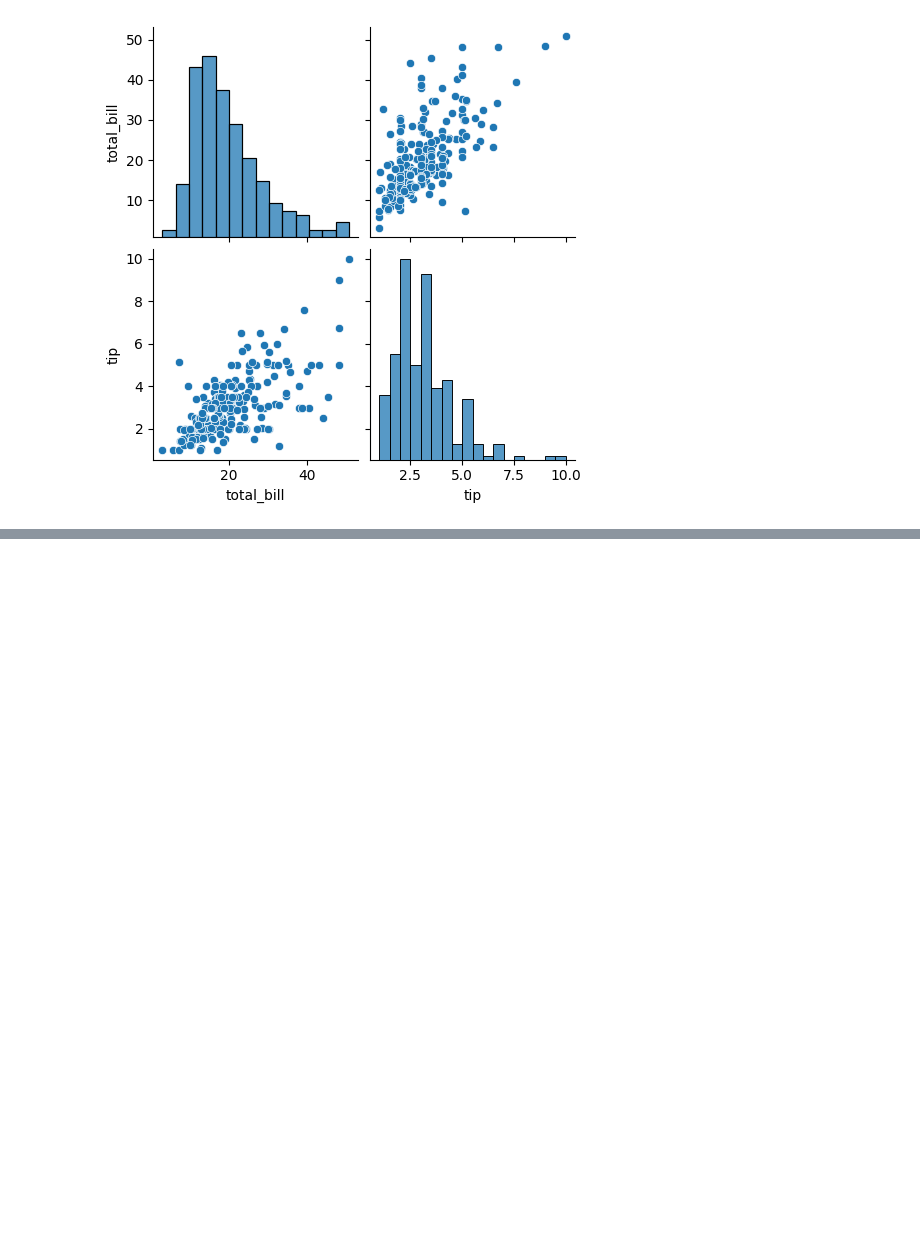
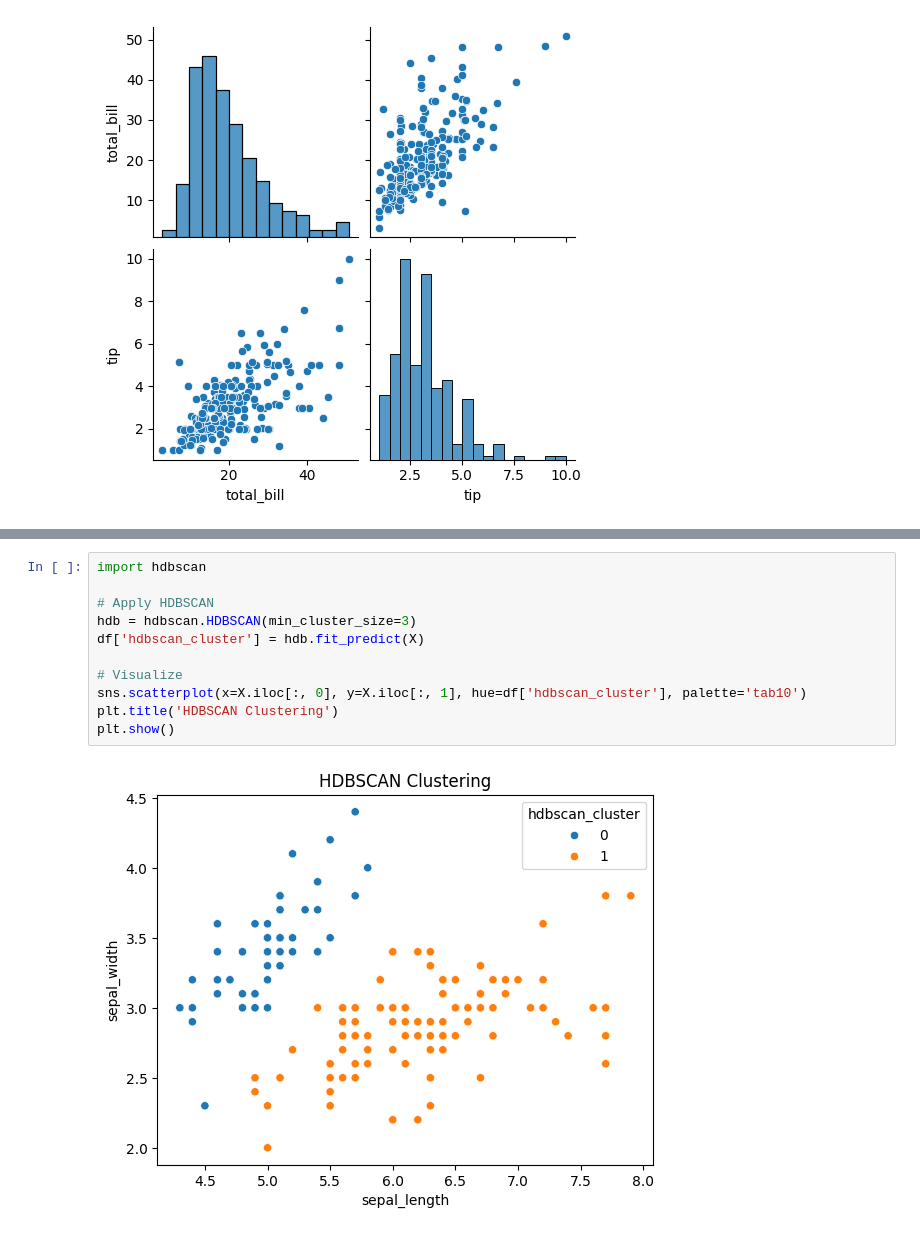
Before and after one commit to Amehroke/DataScienceCodingReview, a Jupyter notebook: Note.ipynb, the cells around one changed output, grey strips where cells are left out. Drawn from its saved outputs; the diff is of its cells as text; blank space fills up the shorter version.

```diff
--- a/Note.ipynb
+++ b/Note.ipynb
@@ -442,0 +494,13 @@ sns.pairplot(df[['total_bill', 'tip']])
+# %%
+import hdbscan
+
+# Apply HDBSCAN
+hdb = hdbscan.HDBSCAN(min_cluster_size=3)
+df['hdbscan_cluster'] = hdb.fit_predict(X)
+
+# Visualize
+sns.scatterplot(x=X.iloc[:, 0], y=X.iloc[:, 1], hue=df['hdbscan_cluster'], palette='tab10')
+plt.title('HDBSCAN Clustering')
+plt.show()
+# %% [output]
+[figure, added]
```
Also changed, not shown: parts of 8 cells of this notebook.
